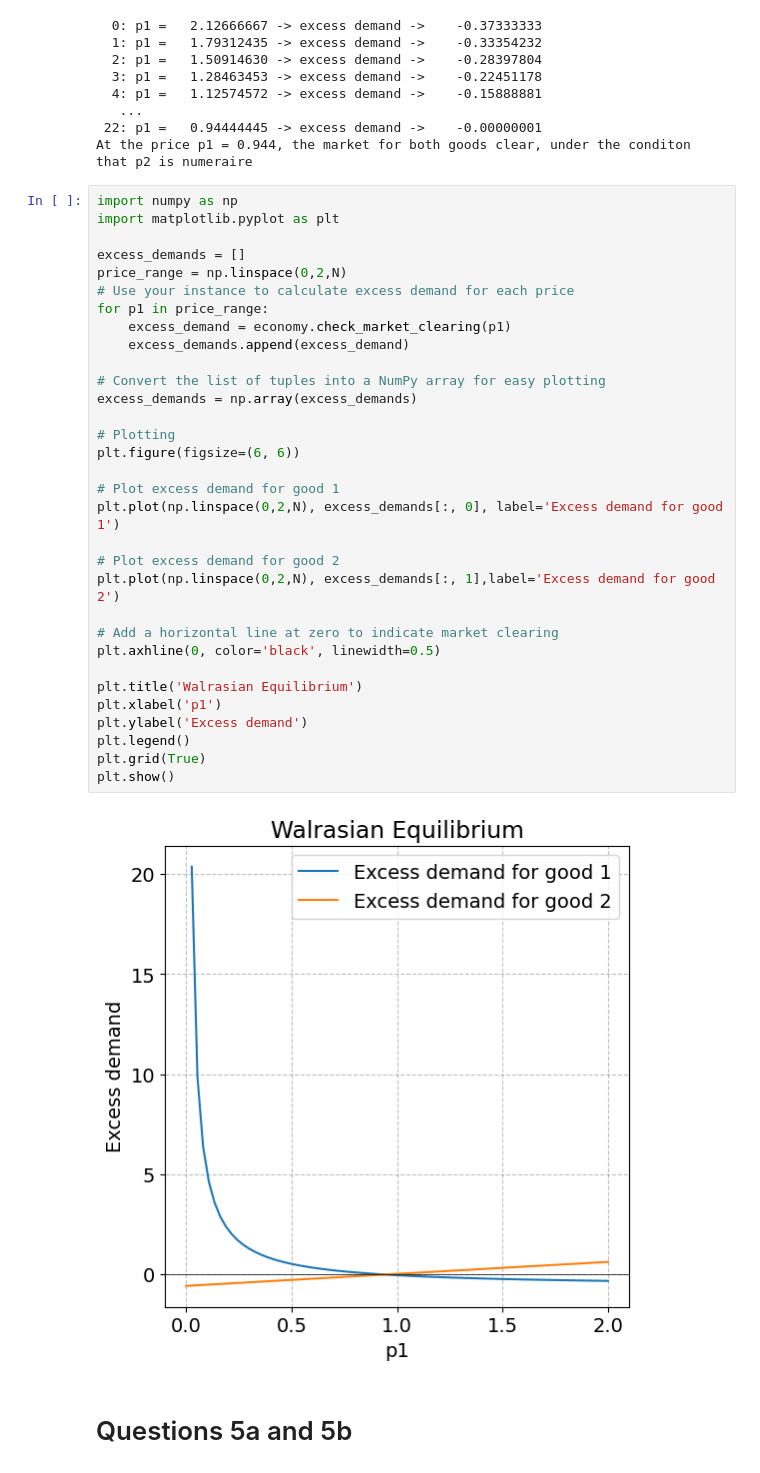
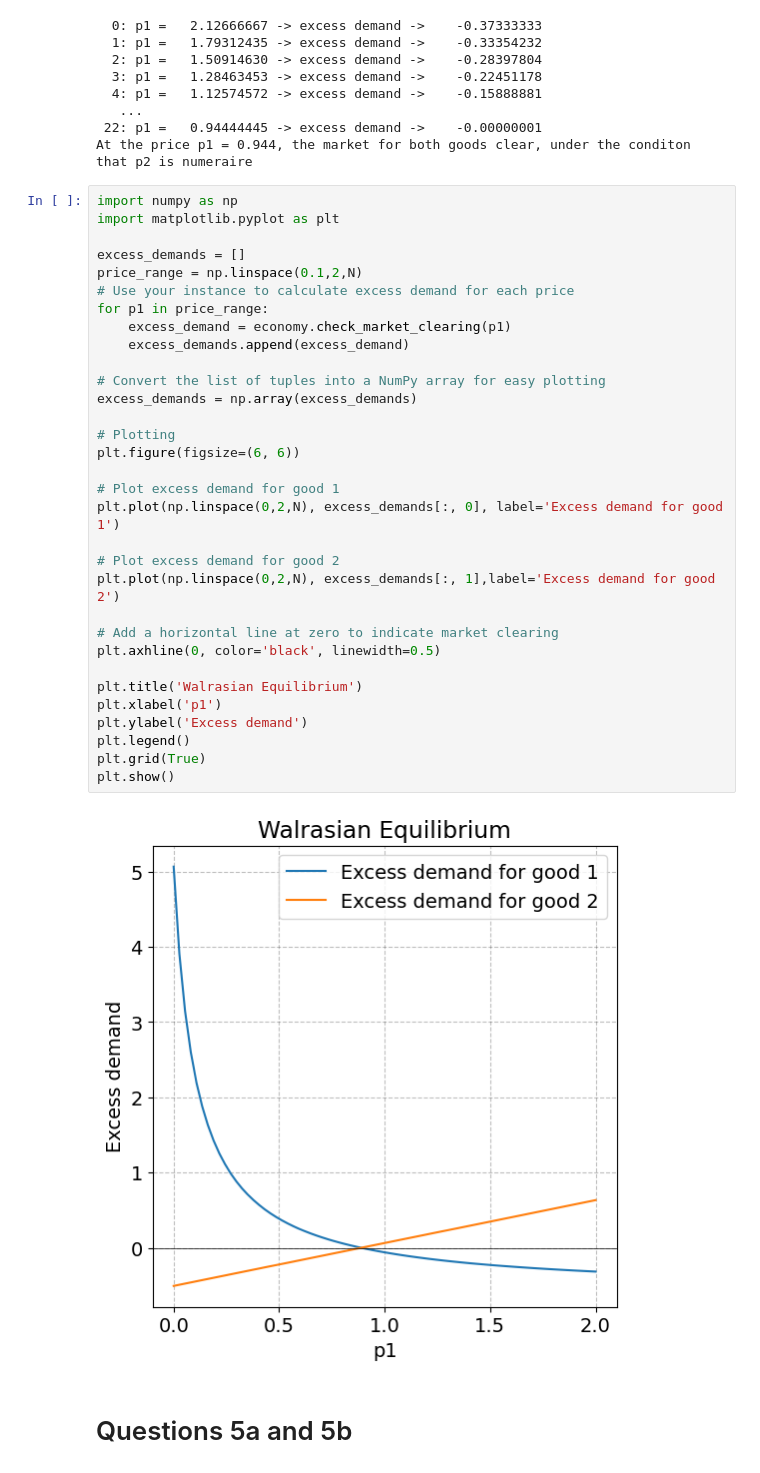
Before and after one commit to NumEconCopenhagen/projects-2024-anne-sofie-ida-anna-livia, a Jupyter notebook: inauguralproject/inauguralproject.ipynb, the cells around one changed output. Cells and saved outputs as stored; diff of their text form.

```diff
--- a/inauguralproject/inauguralproject.ipynb
+++ b/inauguralproject/inauguralproject.ipynb
@@ -158,35 +158,35 @@ import numpy as np
 import matplotlib.pyplot as plt
 
 excess_demands = []
-price_range = np.linspace(0,2,N)
+price_range = np.linspace(0.1,2,N)
 # Use your instance to calculate excess demand for each price
 for p1 in price_range:
     excess_demand = economy.check_market_clearing(p1)
     excess_demands.append(excess_demand)
 
 # Convert the list of tuples into a NumPy array for easy plotting
 excess_demands = np.array(excess_demands)
 
 # Plotting
 plt.figure(figsize=(6, 6))
 
 # Plot excess demand for good 1
 plt.plot(np.linspace(0,2,N), excess_demands[:, 0], label='Excess demand for good 1')
 
 # Plot excess demand for good 2
 plt.plot(np.linspace(0,2,N), excess_demands[:, 1],label='Excess demand for good 2')
 
 # Add a horizontal line at zero to indicate market clearing
 plt.axhline(0, color='black', linewidth=0.5)
 
 plt.title('Walrasian Equilibrium')
 plt.xlabel('p1')
 plt.ylabel('Excess demand')
 plt.legend()
 plt.grid(True)
 plt.show()
 # %% [output]
-[figure, old version]
+[figure, new version]
 # %% [markdown]
 # Questions 5a and 5b
 # %%
```
Also changed, not shown: parts of 2 cells of this notebook, 1 other file.
